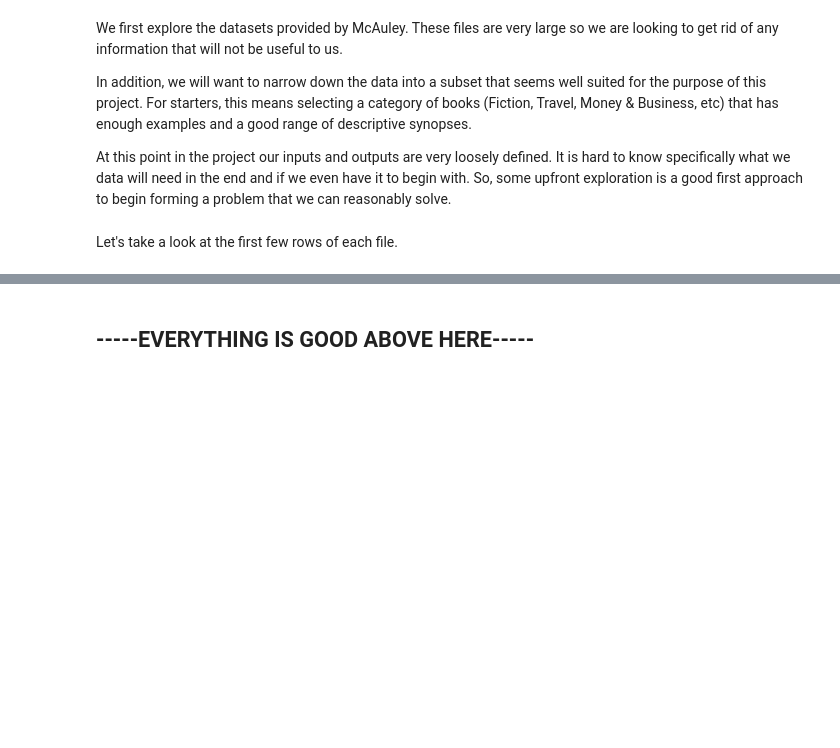
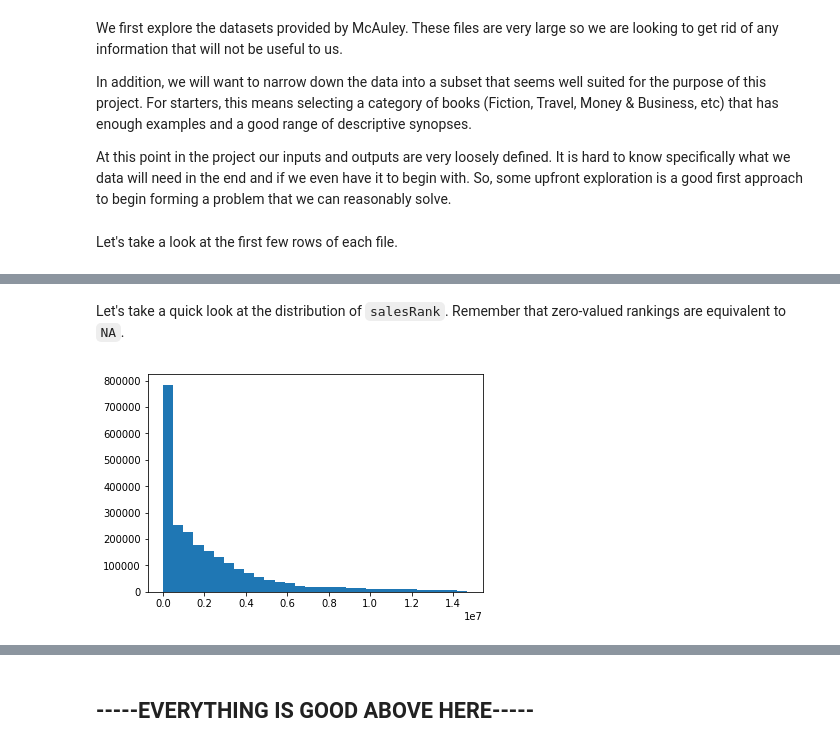
Before and after one commit to kathrynhamilton/207finalproject, a Jupyter notebook: w207_final_project.ipynb, the cells around one changed output, grey strips where cells are left out. Cells and saved outputs as stored; diff of their text form; code cells hidden in the pictures; blank space fills up the shorter version.

```diff
--- a/w207_final_project.ipynb
+++ b/w207_final_project.ipynb
@@ -117,0 +128,7 @@ Now, let's check to see how many books fall into each category.
+# %% [markdown]
+Let's take a quick look at the distribution of `salesRank`. Remember that zero-valued rankings are equivalent to `NA`.
+# %%
+plt.hist(metadata['salesRank'][metadata['salesRank']!=0], bins=30)
+plt.show()
+# %% [output]
+[figure, added]
```
Also changed, not shown: parts of 48 cells of this notebook.
